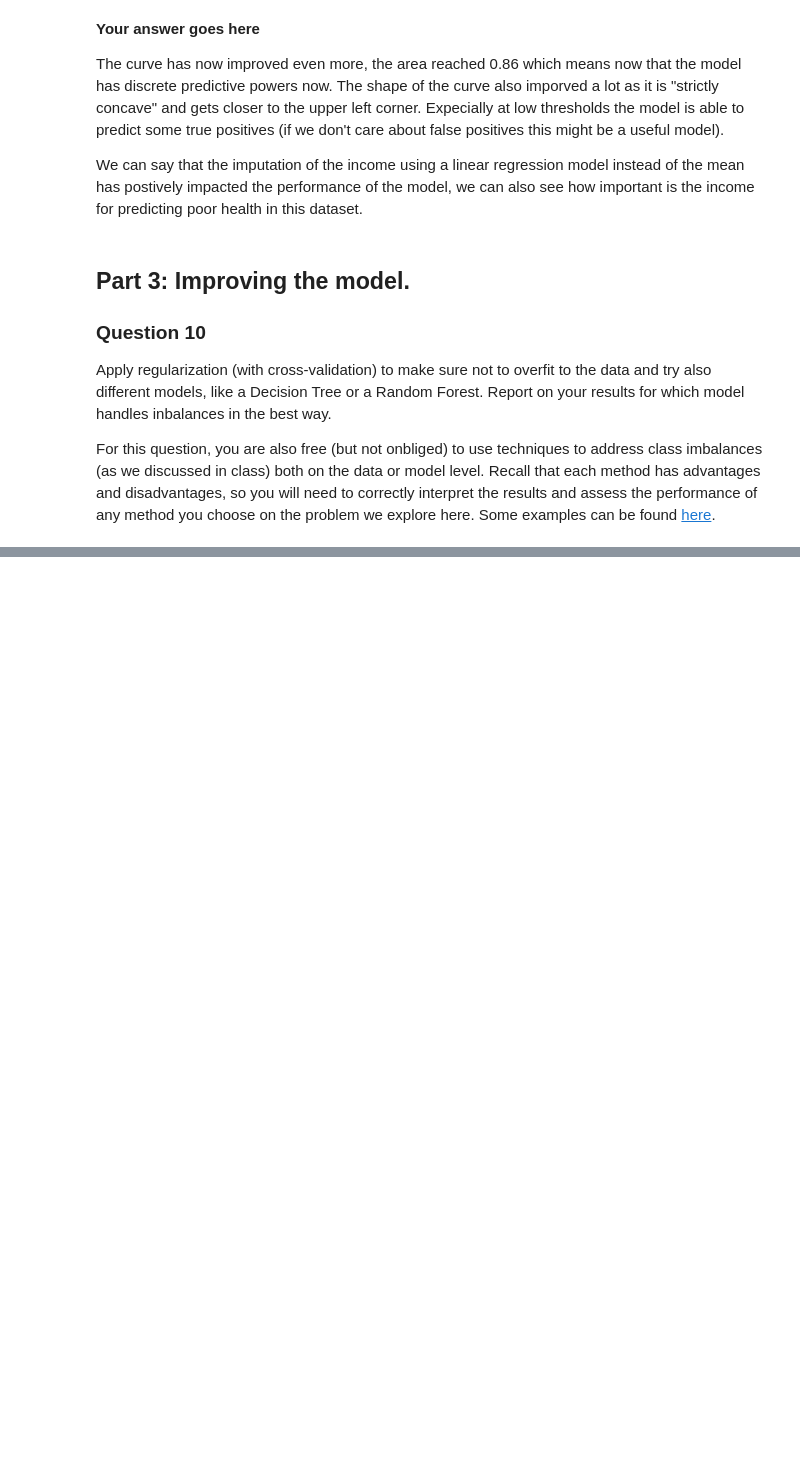
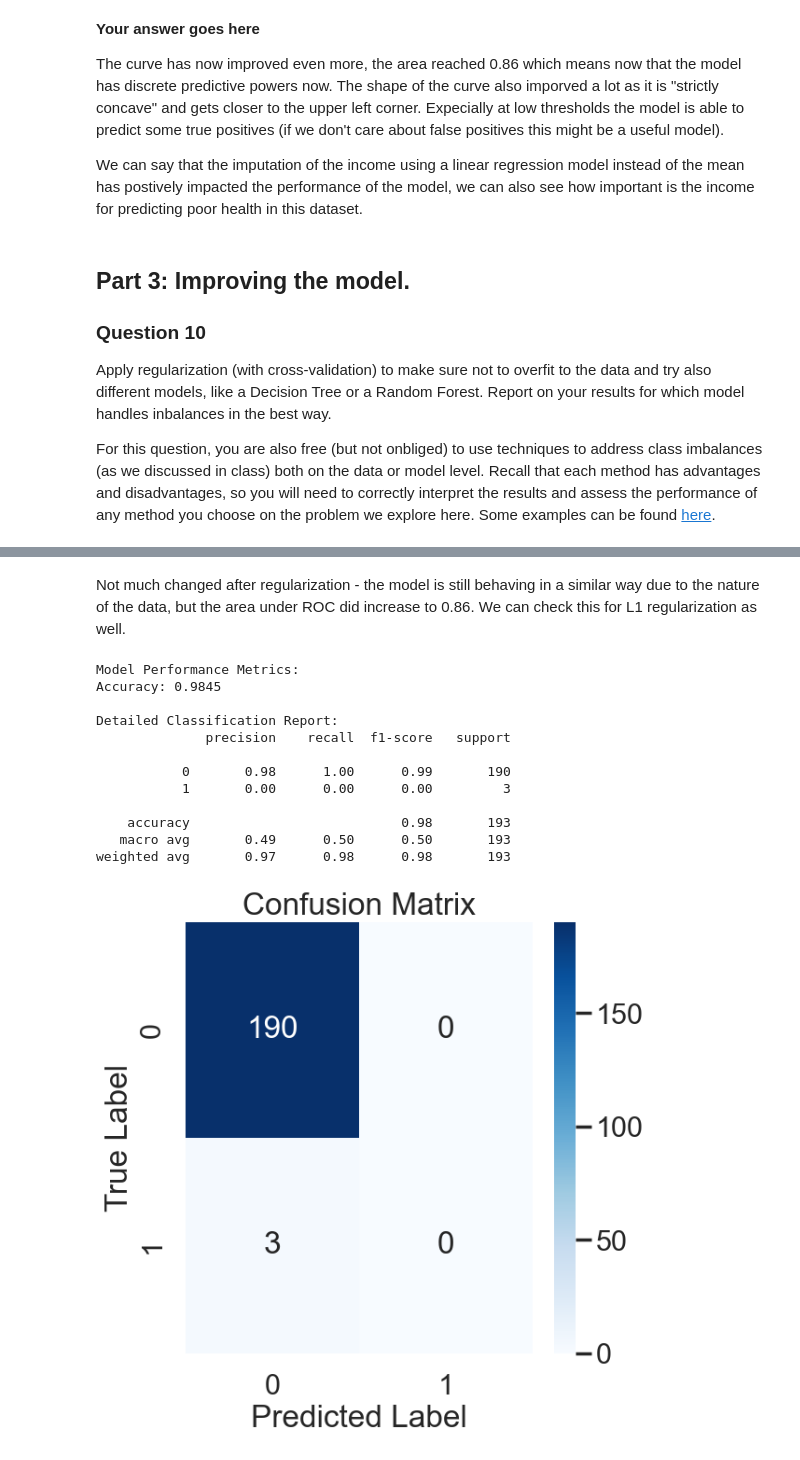
Before and after one commit to martinwss1337/Cliniques, a Jupyter notebook: clinic3/clinic3_full.ipynb, the cells around one changed output, grey strips where cells are left out. Saved outputs shown, nothing was run; the diff lists cells and outputs as text; code cells hidden in the pictures; blank space fills up the shorter version.

Commit message:
q10 maybe done if we check it?
idk what happened with the numbers but they are not what they used to be looking at the comments and analysis

```diff
--- a/clinic3/clinic3_full.ipynb
+++ b/clinic3/clinic3_full.ipynb
@@ -776,0 +844,48 @@ For this question, you are also free (but not onbliged) to use techniques to add
+# %% [markdown]
+Not much changed after regularization - the model is still behaving in a similar way due to the nature of the data, but the area under ROC did increase to 0.86.
+We can check this for L1 regularization as well.
+# %%
+feature_columns = [col for col in gssdata.columns if col not in ['health', 'poorhealth', 'notpoorhealth',
+                                                                'sex', 'sexornt', 'partyid', 'race']]
+X = gssdata_full[feature_columns]
+y = gssdata_full['poorhealth']
+X_train, X_test, y_train, y_test = train_test_split(X, y, test_size=0.2, random_state=42, stratify=y)
+
+
+logres_reg_l1 = LogisticRegressionCV(Cs=10, cv=5, penalty='l1', solver='liblinear', random_state=42)
+
+logres_reg_l1.fit(X_train, y_train)
+
+
+y_pred = logres_reg_l1.predict(X_test)
+
+accuracy = accuracy_score(y_test, y_pred)
+cm = confusion_matrix(y_test, y_pred)
+print("Model Performance Metrics:")
+print(f"Accuracy: {accuracy:.4f}")
+print("\nDetailed Classification Report:")
+print(classification_report(y_test, y_pred))
+plt.figure(figsize=(6, 6))
+sns.heatmap(cm, annot=True, fmt='d', cmap='Blues')
+plt.title('Confusion Matrix')
+plt.ylabel('True Label')
+plt.xlabel('Predicted Label')
+plt.show()
+
+fig, ax = plt.subplots(figsize=(6, 6))
+ax = make_roc("logistic_reg_L1", logres_reg_l1, y_test, X_test, labe=4, skip=0)
+plt.show()
+# %% [output]
+Model Performance Metrics:
+Accuracy: 0.9845
+
+Detailed Classification Report:
+              precision    recall  f1-score   support
+
+           0       0.98      1.00      0.99       190
+           1       0.00      0.00      0.00         3
+
+    accuracy                           0.98       193
+   macro avg       0.49      0.50      0.50       193
+weighted avg       0.97      0.98      0.98       193
+[figure, added]
```
Also changed, not shown: parts of 30 cells of this notebook.
